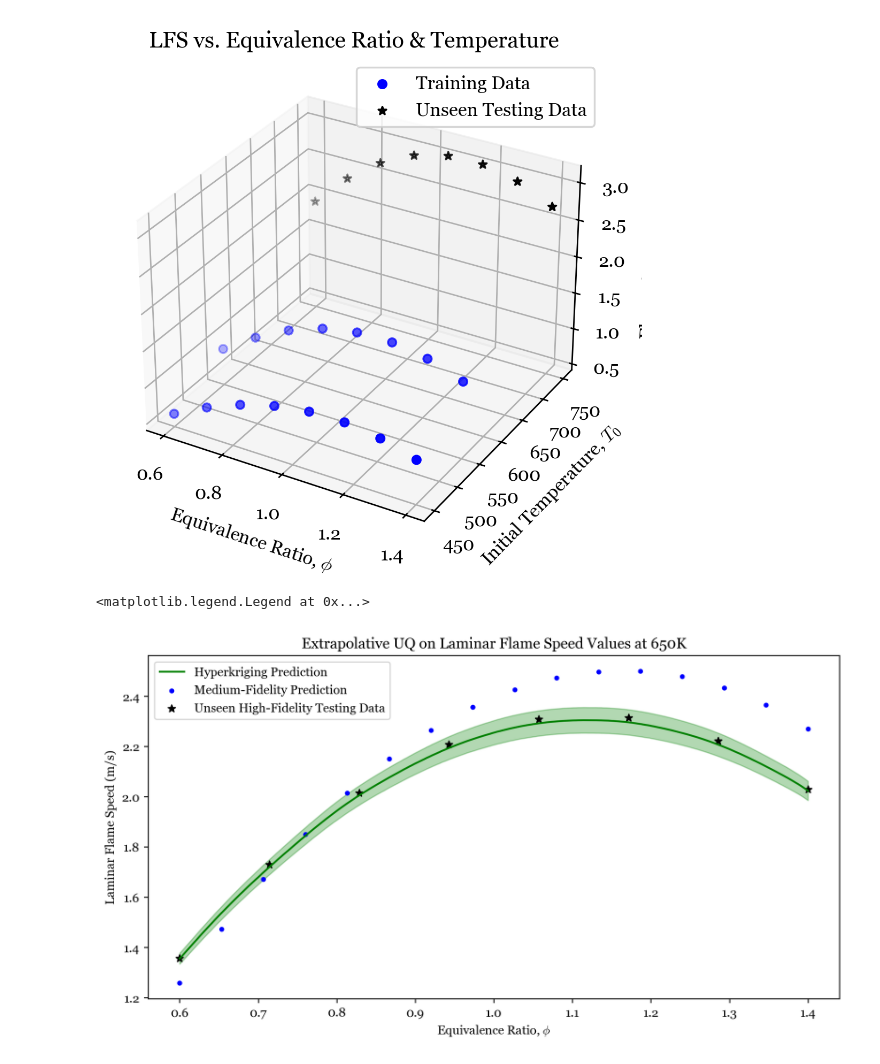
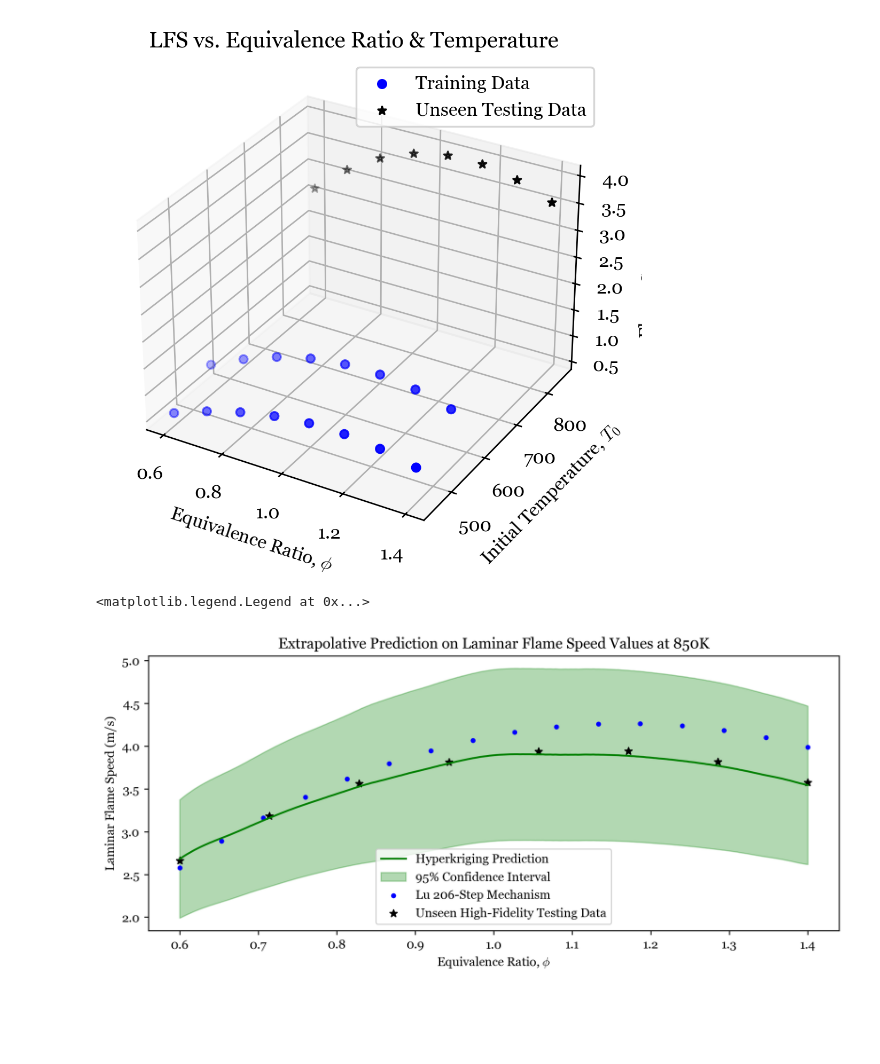
Before and after one commit to atticusdrex/AFRL2025, a Jupyter notebook: FlameSpeedNotebook.ipynb, the cells around one changed output. Saved outputs shown, nothing was run; the diff lists cells and outputs as text; code cells hidden in the pictures; blank space fills up the shorter version.

```diff
--- a/FlameSpeedNotebook.ipynb
+++ b/FlameSpeedNotebook.ipynb
@@ -2,7 +2,7 @@
 from util import *
 
 # Making some testing data (edit this to test at different temps)
-test_temp = 650
+test_temp = 850
 Xtest = np.linspace(0.6, 1.4, 250).reshape(-1,1)
 Xtest = np.hstack(
     (Xtest, np.ones((Xtest.shape[0], 1))*test_temp)
@@ -81,7 +81,7 @@ ax.legend()
 plt.title('LFS vs. Equivalence Ratio & Temperature ')
 plt.savefig('HFData.png')
 # %% [output]
-[figure, old version]
+[figure, new version]
 # %%
 # Instantiating the Hyperkriging model
 model  = Hyperkriging(
@@ -112,27 +113,27 @@ mean, cov = model.predict(Xtest, 4)
 # Exponentiating the uncertainty bounds
 e_mean = jnp.exp(mean.ravel() + 0.5 * jnp.diag(cov)).ravel()
 e_cov = (jnp.exp(jnp.diag(cov)) - 1)*jnp.exp(2*mean.ravel() + jnp.diag(cov))
-e_conf = 2 * jnp.sqrt(e_cov) # 95% confidence interval
+e_conf = 1.96 * jnp.sqrt(e_cov) # 95% confidence interval
 # %%
-plt.figure(figsize=(10,5),dpi = 250)
+plt.figure(figsize=(10,4),dpi = 250)
 
 # Plotting the Hyperkriging predictions with uncertainty estimates
 plt.plot(scaler.inverse_transform(Xtest)[:,0], e_mean, color = 'green', label = 'Hyperkriging Prediction')
-plt.fill_between(scaler.inverse_transform(Xtest)[:,0], e_mean-e_conf, e_mean + e_conf, color = 'green', alpha = 0.3)
+plt.fill_between(scaler.inverse_transform(Xtest)[:,0], e_mean-e_conf, e_mean + e_conf, color = 'green', alpha = 0.3, label = '95% Confidence Interval')
 
 # Plotting the Fidelity-3 training data for comparison
 inds = (scaler.inverse_transform(data_dict[3]['X'])[:,1] == test_temp)
 Xsim, Ysim = data_dict[3]['X'][inds,:], data_dict[3]['Y'][inds]
-plt.scatter(scaler.inverse_transform(Xsim)[:,0], jnp.exp(Ysim), marker = '.', color = 'blue', label = 'Medium-Fidelity Prediction')
+plt.scatter(scaler.inverse_transform(Xsim)[:,0], jnp.exp(Ysim), marker = '.', color = 'blue', label = 'Lu 206-Step Mechanism')
 
 # Plotting the unseen high-fidelity testing data
 plt.scatter(Xtrue[:,0], jnp.exp(Ytrue), marker = '*', color = 'black', label = "Unseen High-Fidelity Testing Data")
 
 # Plot labeling
-plt.title("Extrapolative UQ on Laminar Flame Speed Values at %dK" % (test_temp))
+plt.title("Extrapolative Prediction on Laminar Flame Speed Values at %dK" % (test_temp))
 plt.xlabel("Equivalence Ratio, $\phi$")
 plt.ylabel("Laminar Flame Speed (m/s)")
 plt.legend()
 # %% [output]
 <matplotlib.legend.Legend at 0x...>
-[figure, old version]
+[figure, new version]
```
Also changed, not shown: parts of 2 cells of this notebook, 3 other files.
